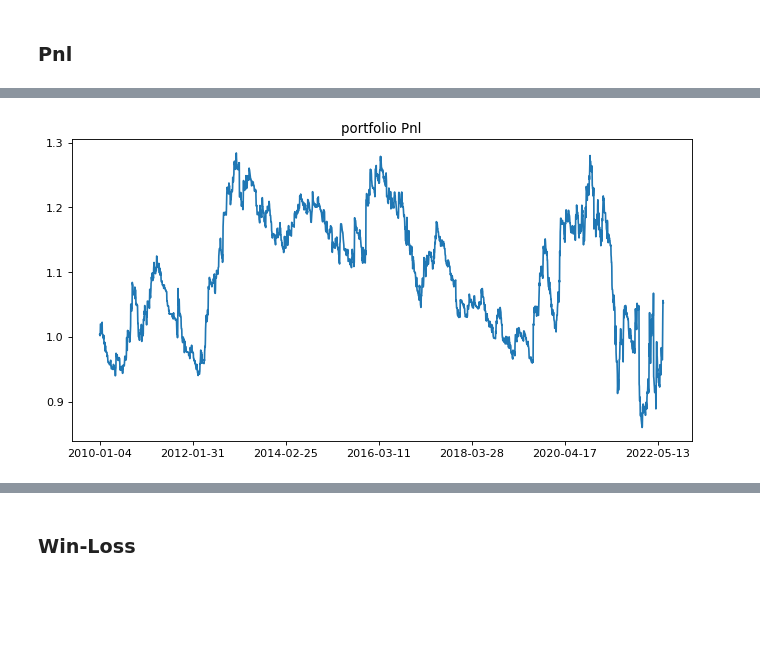
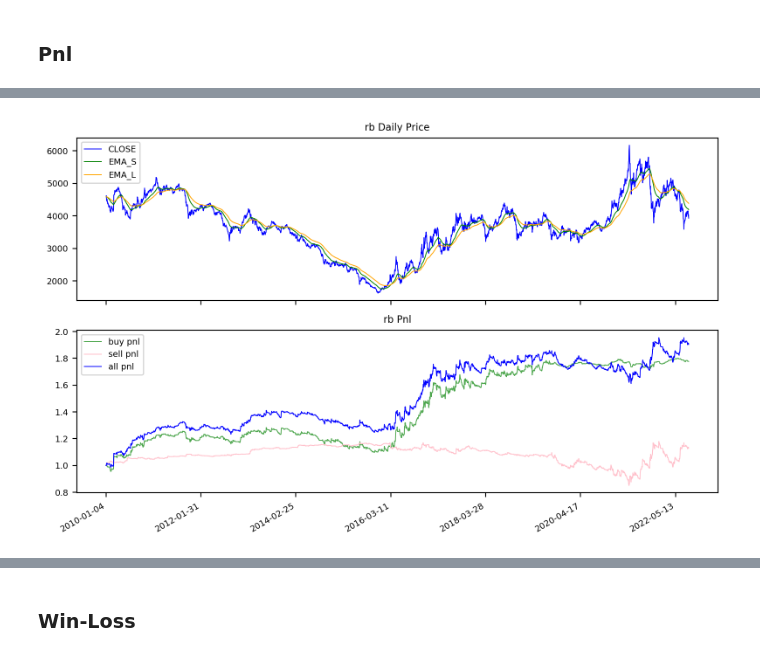
Before and after one commit to RichardS0268/CTA_Trend, a Jupyter notebook: Sim_Analysis.ipynb, the cells around one changed output, grey strips where cells are left out. Saved outputs shown, nothing was run; the diff lists cells and outputs as text; code cells hidden in the pictures; blank space fills up the shorter version.

```diff
--- a/Sim_Analysis.ipynb
+++ b/Sim_Analysis.ipynb
@@ -34,5 +19,0 @@ Pnl['portfolio'] = 1 + total_d_gain.cumsum()/(len(PORTFOLIO) * _C.INIT_CAP)
-# %%
-def draw_pnl(scom):
-    fig, axes = plt.subplots(figsize=(10, 5), dpi=80)
-    plt.title(f'{scom} Pnl')
-    Pnl[scom].plot()
@@ -131,0 +20,4 @@ features.loc['2022-03-01 09:09:00': '2022-03-02 22:15:00']['CLOSE'].plot()
+# %%
+tmp = np.load(f'output/balance_sheet/{_C.VERSION}/rb_balance.npy', allow_pickle=True)
+VTD = tmp['buy_balance'].index
+F_D = _D.Dataset('D', _C.BACKTEST_START, _C.BACKTEST_END)
@@ -132,4 +64,38 @@ features.loc['2022-03-01 09:09:00': '2022-03-02 22:15:00']['CLOSE'].plot()
+# %%
+def draw_pnl(scom):
+    if scom == 'portfolio':
+        fig, axes = plt.subplots(figsize=(10, 4), dpi=100)
+        axes.set_title(f'{scom} Pnl', fontsize=8)
+        Pnl[scom]['buy_balance'].plot(label='buy pnl', color='green', alpha=0.7, linewidth=0.7)
+        Pnl[scom]['sell_balance'].plot(label='sell pnl', color='pink', linewidth=0.7)
+        Pnl[scom]['all_balance'].plot(label='all pnl', color='blue', linewidth=0.7)
+        axes.legend(fontsize=7)
+    else:
+        fig, axes = plt.subplots(nrows=2, ncols=1, figsize=(8, 5), dpi=200, sharex=True)
+        axes[0].tick_params(labelsize=7)
+        axes[1].tick_params(labelsize=7)
+
+        axes[0].set_title(f'{scom} Daily Price', fontsize=8)
+        d_data = F_D[scom].reindex(VTD)
+        d_data['EMA_S'] = d_data['CLOSE'].ewm(span=_C.DAY_EMA_S, adjust=False).mean()
+        d_data['EMA_L'] = d_data['CLOSE'].ewm(span=_C.DAY_EMA_L, adjust=False).mean()
+
+        d_data = _U.price_adj(d_data, _C.PADJ)
+        d_data['CLOSE'].plot(color='b', linewidth=0.7, ax=axes[0])
+        d_data['EMA_S'].plot(color='g', linewidth=0.7, ax=axes[0])
+        d_data['EMA_L'].plot(color='orange', linewidth=0.7, ax=axes[0])
+        axes[0].legend(fontsize=7)
+
+        axes[1].set_title(f'{scom} Pnl', fontsize=8)
+        Pnl[scom]['buy_balance']['Pnl'].plot(label='buy pnl', color='green', alpha=0.7, linewidth=0.7, ax=axes[1])
+        Pnl[scom]['sell_balance']['Pnl'].plot(label='sell pnl', color='pink', linewidth=0.7, ax=axes[1])
+        Pnl[scom]['all_balance']['Pnl'].plot(label='all pnl', color='blue', linewidth=0.7, ax=axes[1])
+        axes[1].legend(fontsize=7)
+
+    fig.autofmt_xdate()
+    plt.tight_layout()
+    plt.show()
 # %%
-draw_pnl('portfolio')
+draw_pnl('rb')
 # %% [output]
-[figure, old version]
+[figure, new version]
```
Also changed, not shown: parts of 21 cells of this notebook, 7 other files.
